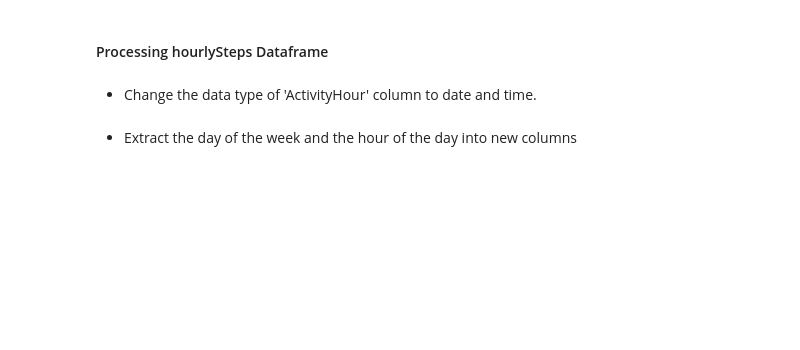
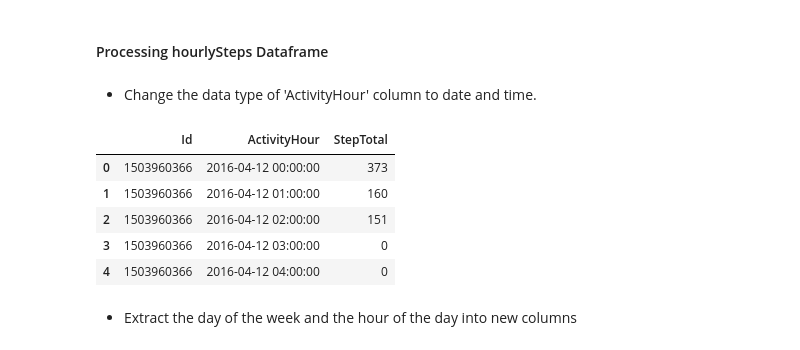
Before and after one commit to IshanDissanayake/Bellabeat-Case-Study-with-Python-, a Jupyter notebook: Bellabeat Case Study (with Python).ipynb, the cells around one changed output. Drawn from its saved outputs; the diff is of its cells as text; code cells hidden in the pictures; blank space fills up the shorter version.

```diff
--- a/Bellabeat Case Study (with Python).ipynb
+++ b/Bellabeat Case Study (with Python).ipynb
@@ -224,11 +373,18 @@ print("Number of unique Ids: ",unique_users)
 # %% [markdown]
 * Change the data type of 'ActivityHour' column to date and time.
 # %%
-# Converting ActivityHour into DateTime format
-hourlySteps['ActivityHour'] = pd.to_datetime(hourlySteps['ActivityHour'], format= '%m/%d/%Y %I:%M:%S %p')
+# Converting ActivityHour into DateTime format without specifying format
+hourlySteps['ActivityHour'] = pd.to_datetime(hourlySteps['ActivityHour'])
 
-#Then check header to confirm modification is done correctly
+# Then check header to confirm modification is done correctly
 hourlySteps.head()
+# %% [output]
+|  | Id | ActivityHour | StepTotal |
+| 0 | 1503960366 | 2016-04-12 00:00:00 | 373 |
+| 1 | 1503960366 | 2016-04-12 01:00:00 | 160 |
+| 2 | 1503960366 | 2016-04-12 02:00:00 | 151 |
+| 3 | 1503960366 | 2016-04-12 03:00:00 | 0 |
+| 4 | 1503960366 | 2016-04-12 04:00:00 | 0 |
 # %% [markdown]
 * Extract the day of the week and the hour of the day into new columns
 # %%
```
Also changed, not shown: parts of 45 cells of this notebook.
